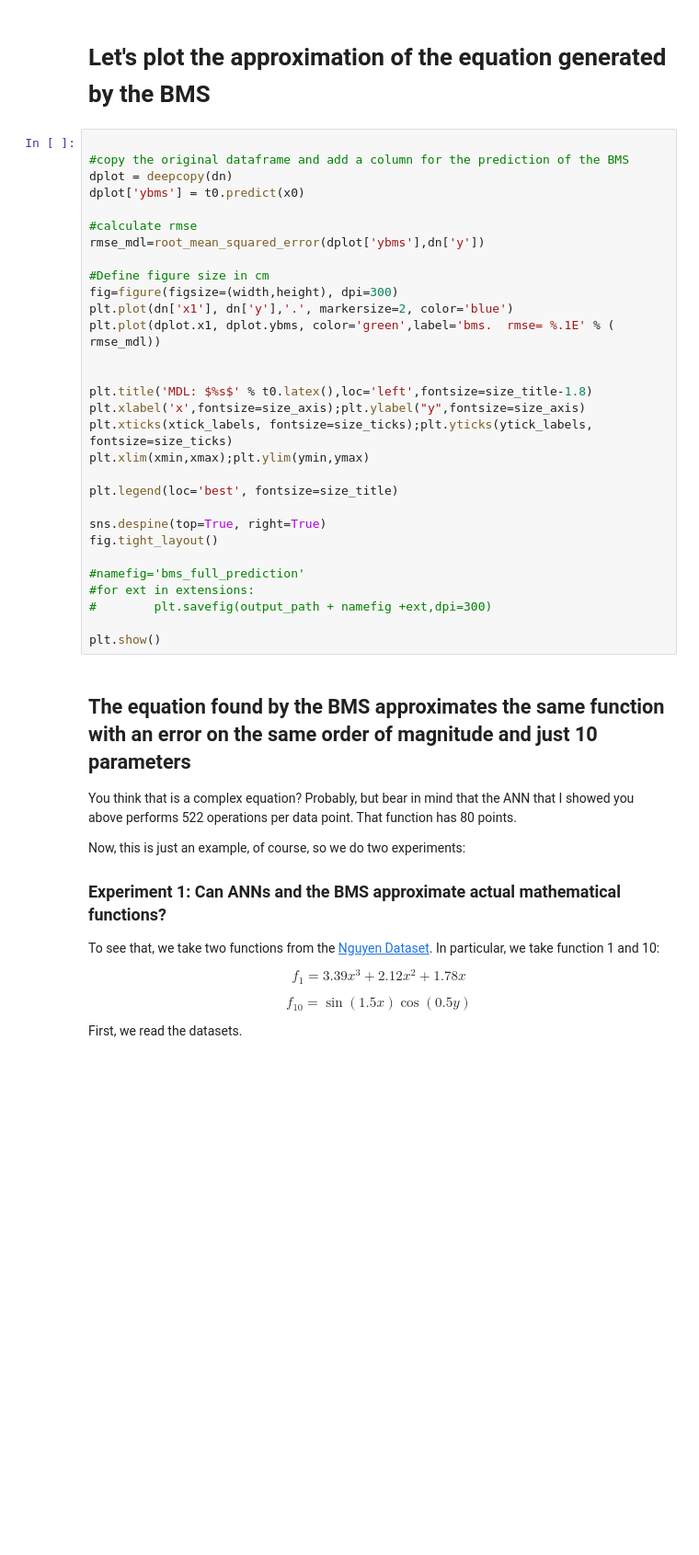
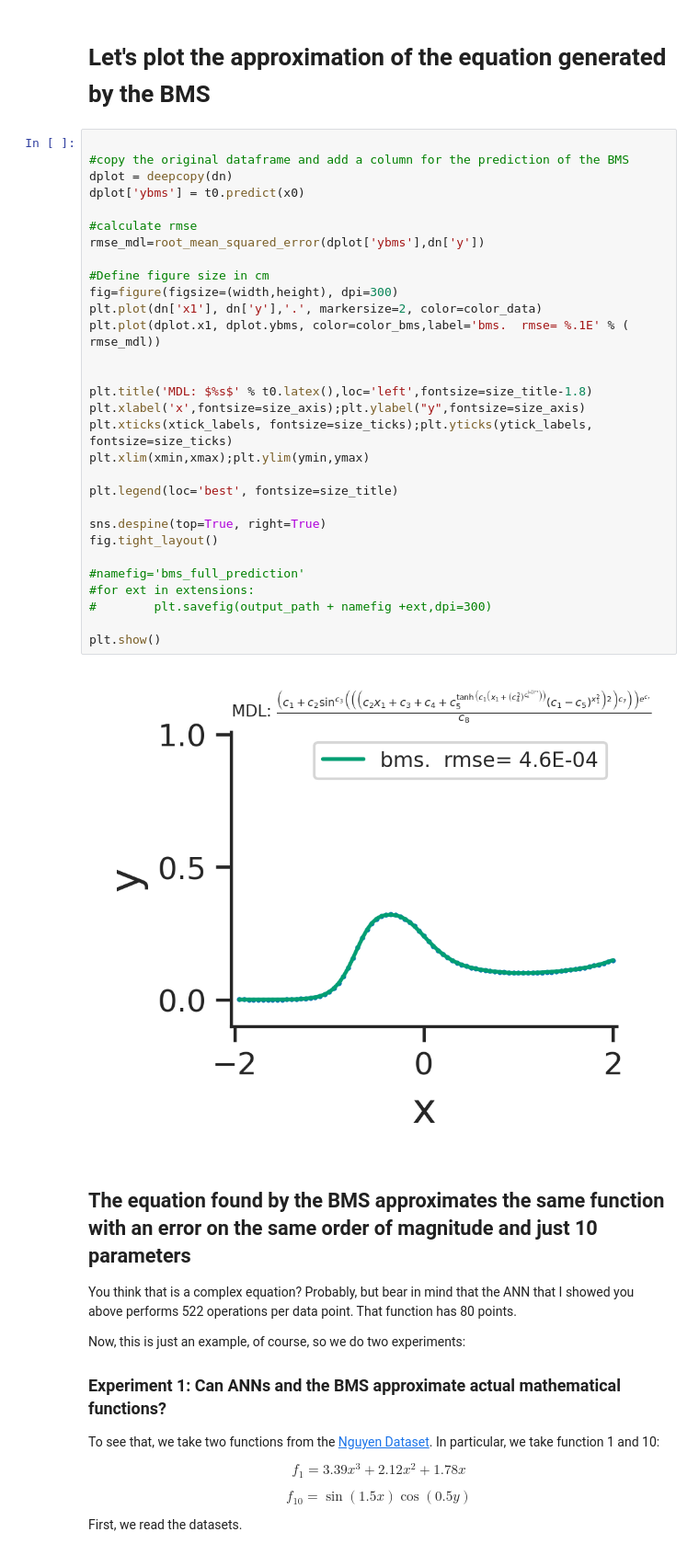
Before and after one commit to SergioCoboLopez/BMS_approximator, a Jupyter notebook: notebooks/tutorial.ipynb, the cells around one changed output. Shown at 92% size. Drawn from its saved outputs; the diff is of its cells as text; blank space fills up the shorter version.

```diff
--- a/notebooks/tutorial.ipynb
+++ b/notebooks/tutorial.ipynb
@@ -219,33 +242,35 @@ plt.show()
 # %%
 
 #copy the original dataframe and add a column for the prediction of the BMS
 dplot = deepcopy(dn)
 dplot['ybms'] = t0.predict(x0)
 
 #calculate rmse
 rmse_mdl=root_mean_squared_error(dplot['ybms'],dn['y'])
 
 #Define figure size in cm
 fig=figure(figsize=(width,height), dpi=300)
-plt.plot(dn['x1'], dn['y'],'.', markersize=2, color='blue')
-plt.plot(dplot.x1, dplot.ybms, color='green',label='bms.  rmse= %.1E' % ( rmse_mdl))
+plt.plot(dn['x1'], dn['y'],'.', markersize=2, color=color_data)
+plt.plot(dplot.x1, dplot.ybms, color=color_bms,label='bms.  rmse= %.1E' % ( rmse_mdl))
 
 
 plt.title('MDL: $%s$' % t0.latex(),loc='left',fontsize=size_title-1.8)
 plt.xlabel('x',fontsize=size_axis);plt.ylabel("y",fontsize=size_axis)
 plt.xticks(xtick_labels, fontsize=size_ticks);plt.yticks(ytick_labels, fontsize=size_ticks)
 plt.xlim(xmin,xmax);plt.ylim(ymin,ymax)
 
 plt.legend(loc='best', fontsize=size_title)
 
 sns.despine(top=True, right=True)
 fig.tight_layout()
 
 #namefig='bms_full_prediction'
 #for ext in extensions:
 #        plt.savefig(output_path + namefig +ext,dpi=300)
 
 plt.show()
+# %% [output]
+[figure, added]
 # %% [markdown]
 ## The equation found by the BMS approximates the same function with an error on the same order of magnitude and just 10 parameters
 
```
Also changed, not shown: parts of 24 cells of this notebook, 47 other files.
